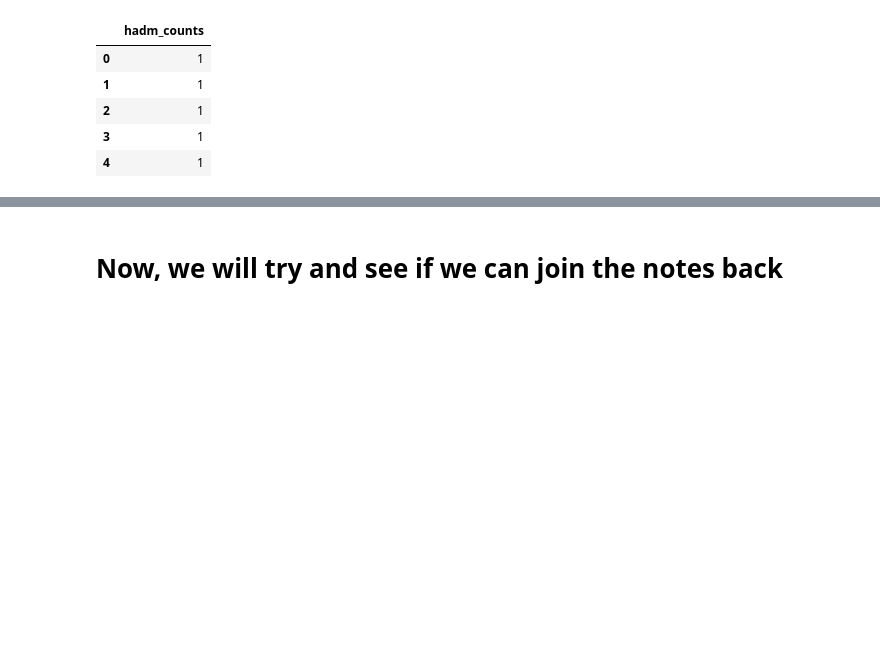
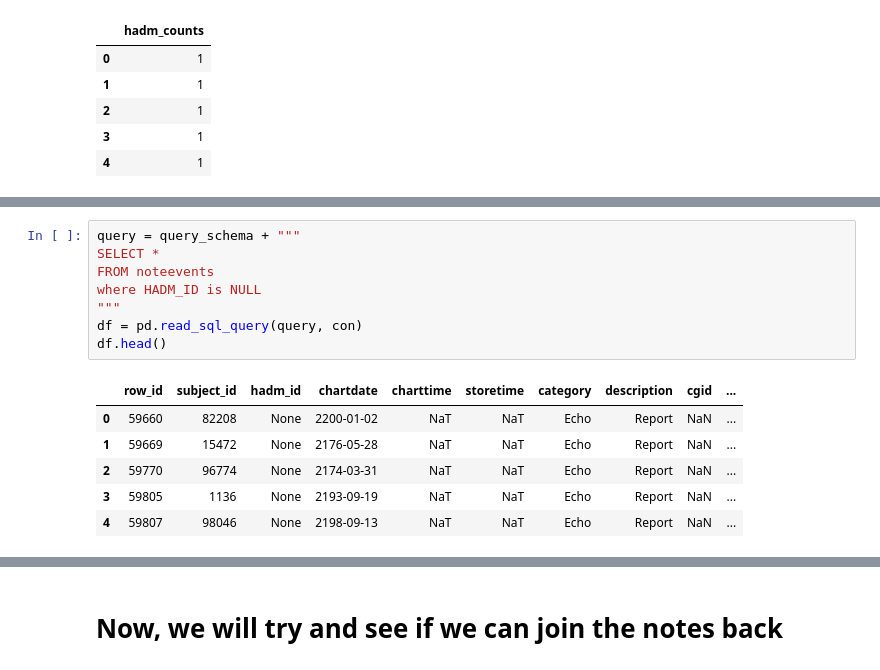
Before and after one commit to johntiger1/multimodal_fairness, a Jupyter notebook: MIMIC-Data-Explore.ipynb, the cells around one changed output, grey strips where cells are left out. Saved outputs shown, nothing was run; the diff lists cells and outputs as text; blank space fills up the shorter version.

```diff
--- a/MIMIC-Data-Explore.ipynb
+++ b/MIMIC-Data-Explore.ipynb
@@ -66,0 +72,15 @@ df.head()
+# %%
+query = query_schema + """
+SELECT *
+FROM noteevents
+where HADM_ID is NULL
+"""
+df = pd.read_sql_query(query, con)
+df.head()
+# %% [output]
+|  | row_id | subject_id | hadm_id | chartdate | charttime | storetime | category | description | cgid | ... |
+| 0 | 59660 | 82208 | None | 2200-01-02 | NaT | NaT | Echo | Report | NaN | ... |
+| 1 | 59669 | 15472 | None | 2176-05-28 | NaT | NaT | Echo | Report | NaN | ... |
+| 2 | 59770 | 96774 | None | 2174-03-31 | NaT | NaT | Echo | Report | NaN | ... |
+| 3 | 59805 | 1136 | None | 2193-09-19 | NaT | NaT | Echo | Report | NaN | ... |
+| 4 | 59807 | 98046 | None | 2198-09-13 | NaT | NaT | Echo | Report | NaN | ... |
```
Also changed, not shown: parts of 9 cells of this notebook.
